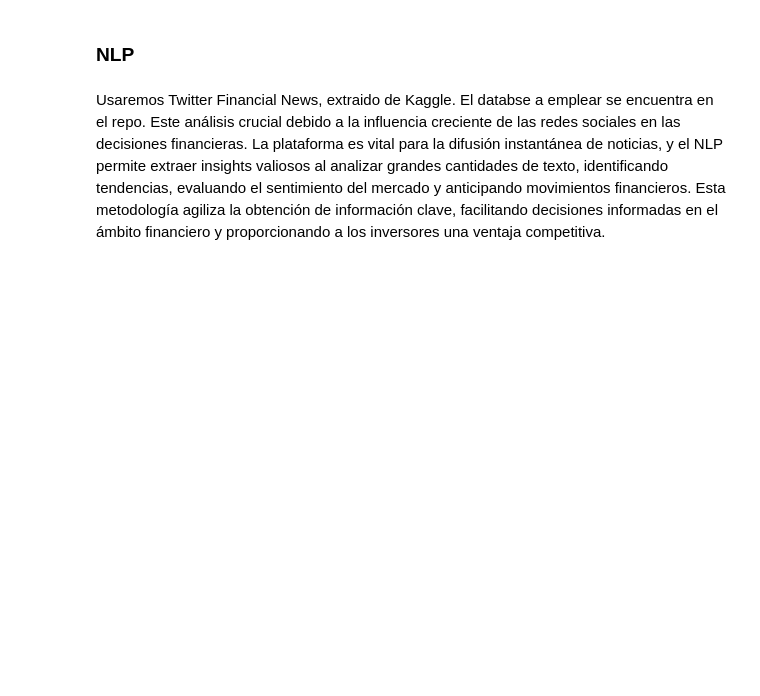
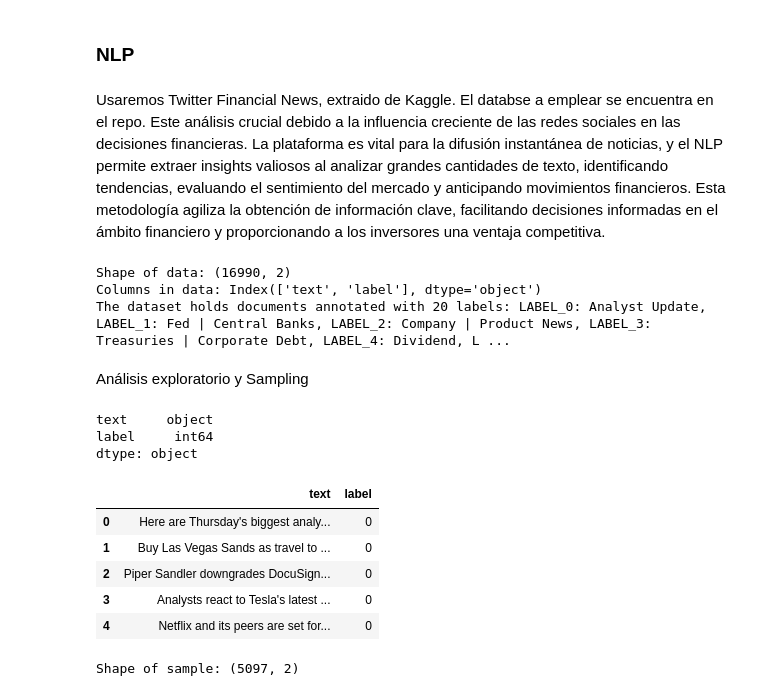
Before and after one commit to qlab-intro-python/proyecto-final-gregorio_podesta_trabajofinal, a Jupyter notebook: proyecto_final_plantilla.ipynb, the cells around one changed output. Saved outputs shown, nothing was run; the diff lists cells and outputs as text; code cells hidden in the pictures; blank space fills up the shorter version.

```diff
--- a/proyecto_final_plantilla.ipynb
+++ b/proyecto_final_plantilla.ipynb
@@ -62,0 +67,32 @@ Usaremos Twitter Financial News, extraido de Kaggle. El databse a emplear se enc
+# %%
+#usaremos el train data
+finance_df = pd.read_csv("train_data.csv")
+print(f"Shape of data: {finance_df.shape}")
+print(f"Columns in data: {finance_df.columns}")
+print("The dataset holds documents annotated with 20 labels: LABEL_0: Analyst Update, LABEL_1: Fed | Central Banks, LABEL_2: Company | Product News, LABEL_3: Treasuries | Corporate Debt, LABEL_4: Dividend, LABEL_5: Earnings, LABEL_6: Energy | Oil, LABEL_7: Financials, LABEL_8: Currencies, LABEL_9: General News | Opinion, LABEL_10: Gold | Metals | Materials, LABEL_11: IPO, LABEL_12: Legal | Regulation, LABEL_13: M&A | Investments, LABEL_14: Macro, LABEL_15: Markets, LABEL_16: Politics, LABEL_17: Personnel Change, LABEL_18: Stock Commentary, LABEL_19: Stock Movement")
+# %% [output]
+Shape of data: (16990, 2)
+Columns in data: Index(['text', 'label'], dtype='object')
+The dataset holds documents annotated with 20 labels: LABEL_0: Analyst Update, LABEL_1: Fed | Central Banks, LABEL_2: Company | Product News, LABEL_3: Treasuries | Corporate Debt, LABEL_4: Dividend, L ...
+# %% [markdown]
+Análisis exploratorio y Sampling
+# %%
+finance_df.dtypes
+# %% [output]
+text     object
+label     int64
+dtype: object
+# %%
+finance_df.head()
+# %% [output]
+|  | text | label |
+| 0 | Here are Thursday's biggest analy... | 0 |
+| 1 | Buy Las Vegas Sands as travel to ... | 0 |
+| 2 | Piper Sandler downgrades DocuSign... | 0 |
+| 3 | Analysts react to Tesla's latest ... | 0 |
+| 4 | Netflix and its peers are set for... | 0 |
+# %%
+finance_sample = finance_df.sample(frac=0.3, random_state=100)
+print(f'Shape of sample: {finance_sample.shape}')
+# %% [output]
+Shape of sample: (5097, 2)
```
Also changed, not shown: parts of 15 cells of this notebook.
